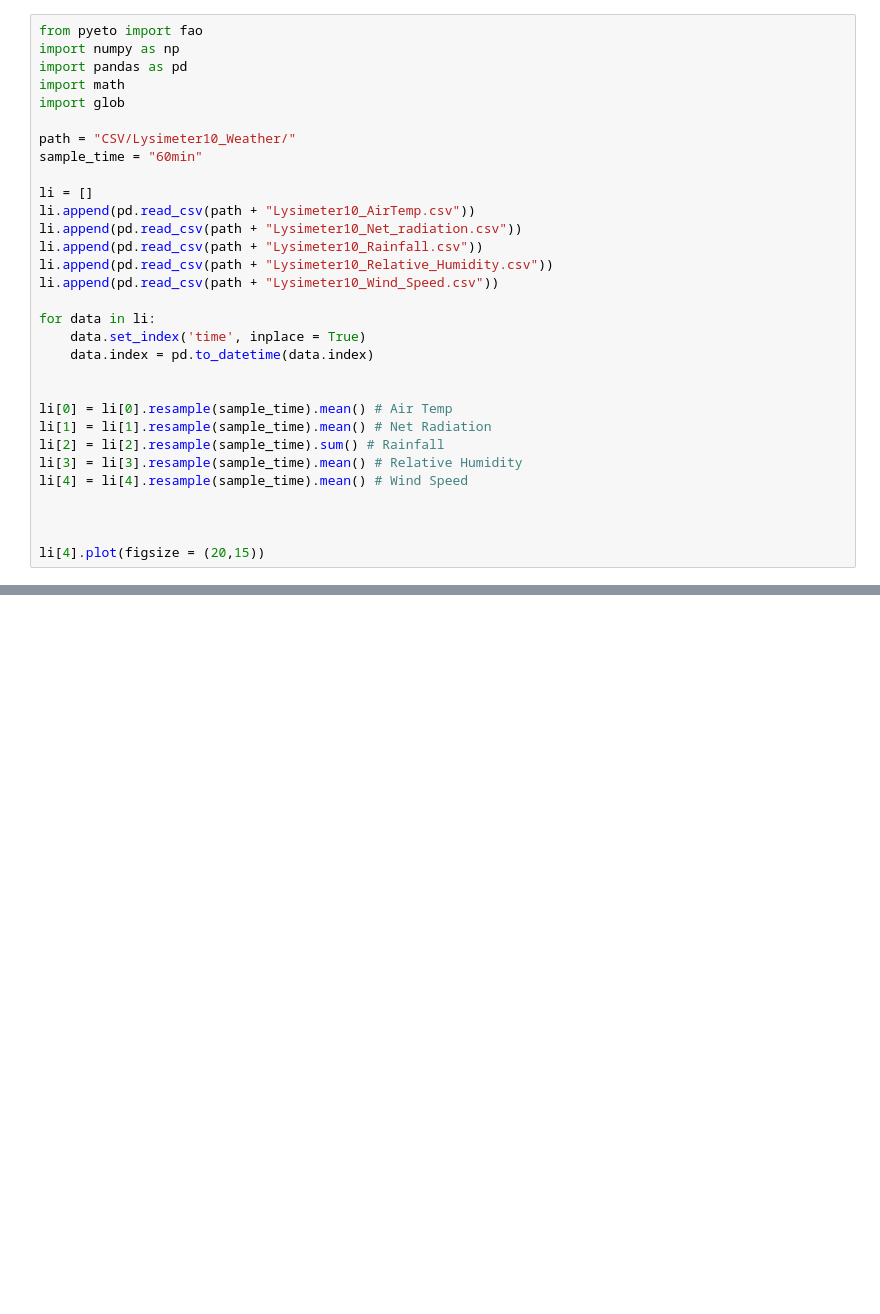
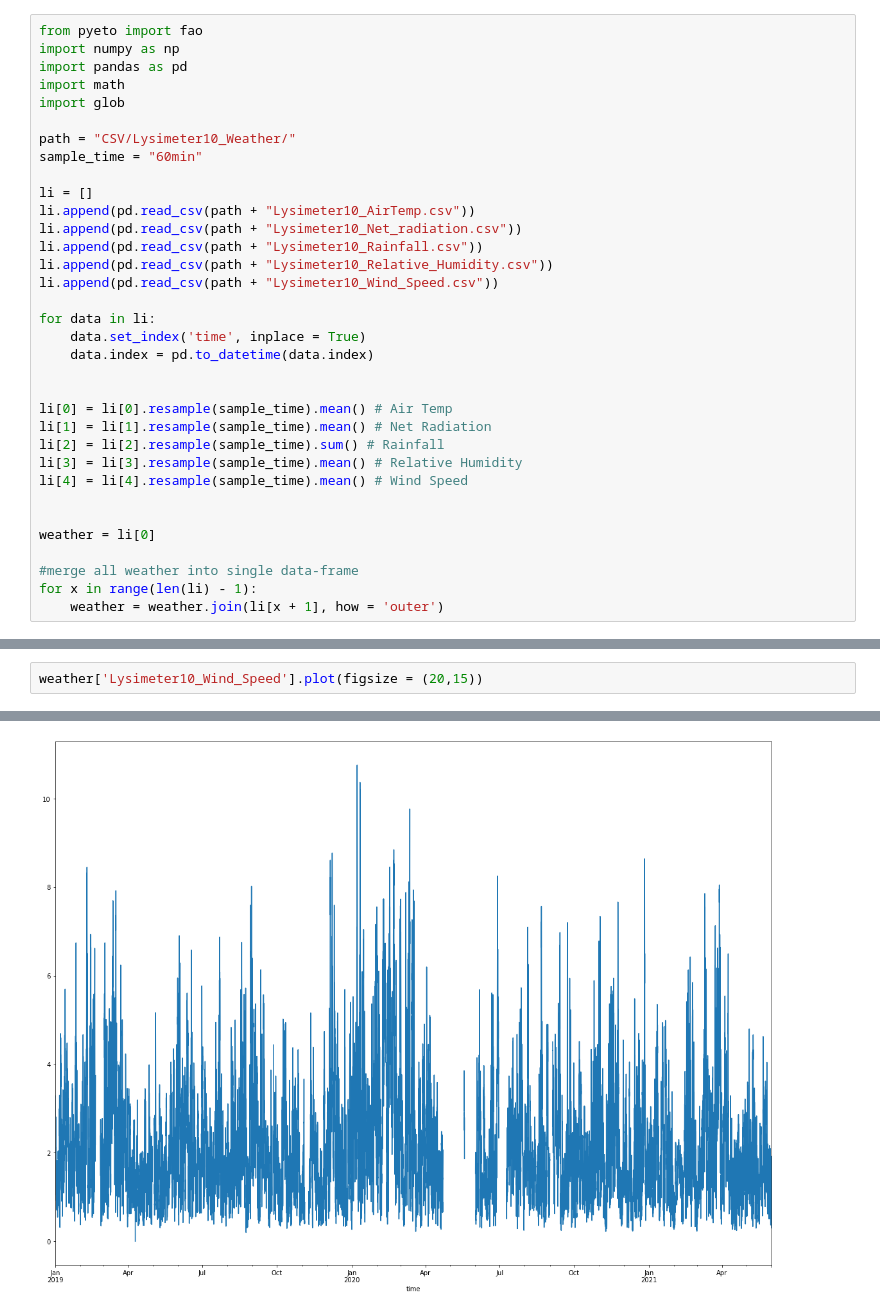
Before and after one commit to samhall700/Lysimeter-Digital-Twin, a Jupyter notebook: PyETo_Testing.ipynb, the cells around one changed output, grey strips where cells are left out. Saved outputs shown, nothing was run; the diff lists cells and outputs as text; blank space fills up the shorter version.

```diff
--- a/PyETo_Testing.ipynb
+++ b/PyETo_Testing.ipynb
@@ -27,6 +27,9 @@ li[3] = li[3].resample(sample_time).mean() # Relative Humidity
 li[4] = li[4].resample(sample_time).mean() # Wind Speed
 
 
+weather = li[0]
 
-li[4].plot(figsize = (20,15))
+#merge all weather into single data-frame
+for x in range(len(li) - 1):
+    weather = weather.join(li[x + 1], how = 'outer')
 # %% [output]
@@ -38,0 +53,3 @@ li[4].plot(figsize = (20,15))
+# %%
+weather['Lysimeter10_Wind_Speed'].plot(figsize = (20,15))
+# %% [output]
@@ -38,0 +57 @@ li[4].plot(figsize = (20,15))
+[figure, added]
```
Also changed, not shown: parts of 6 cells of this notebook, 4 other files.
